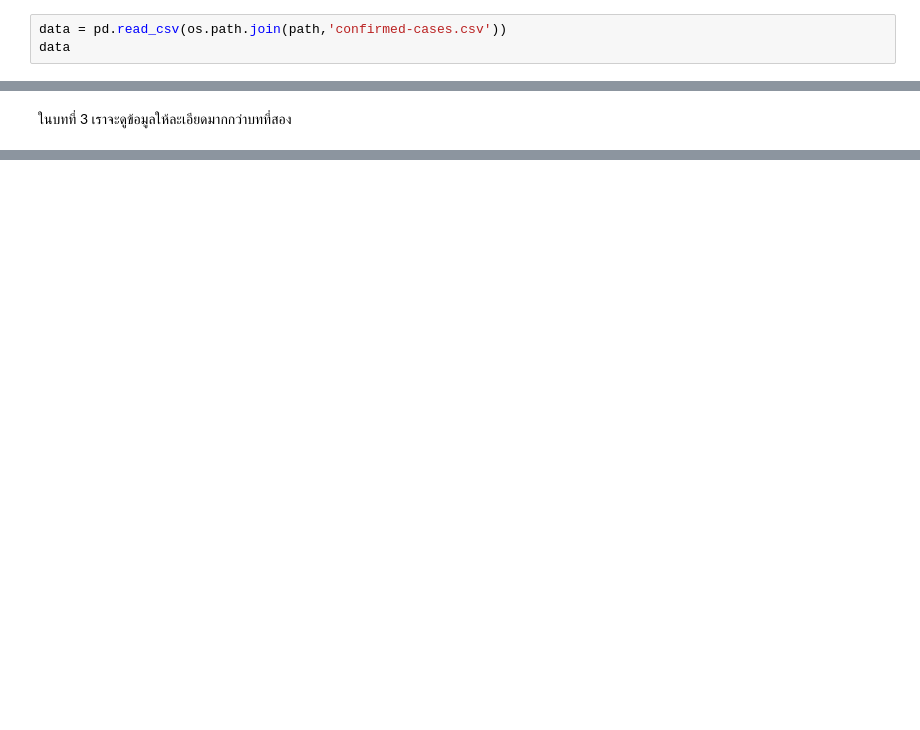
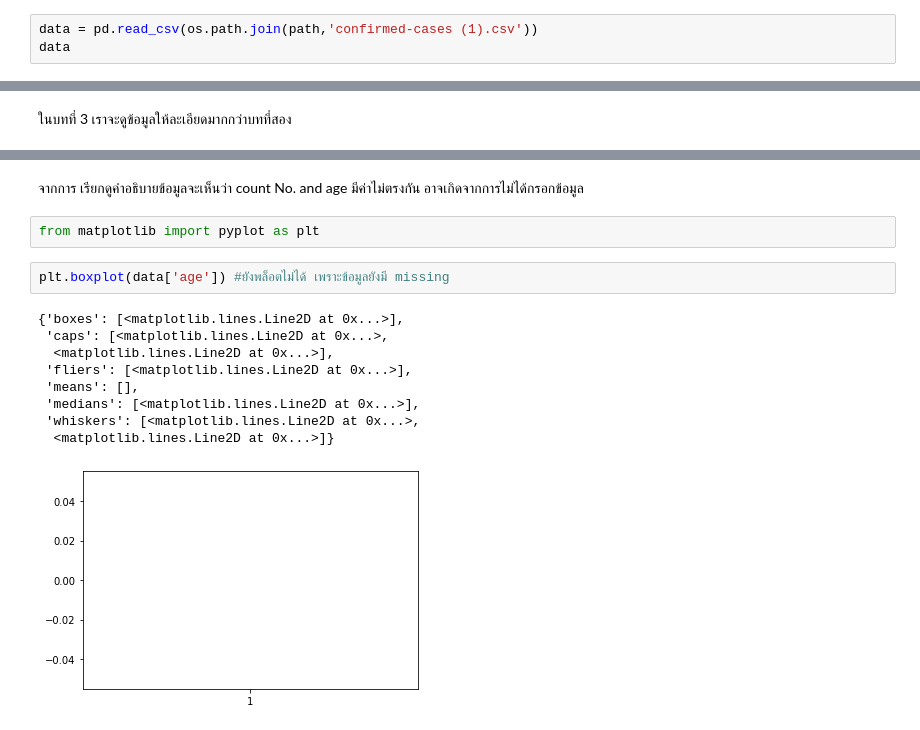
Before and after one commit to khanittha-phusopha/DWDM21, a Jupyter notebook: Untitled21.ipynb, the cells around one changed output, grey strips where cells are left out. Drawn from its saved outputs; the diff is of its cells as text; blank space fills up the shorter version.

```diff
--- a/Untitled21.ipynb
+++ b/Untitled21.ipynb
@@ -12,6 +12,6 @@ import os
 # %%
 path = '/content/drive/My Drive/DWDM2021_DATA'
 # %%
-data = pd.read_csv(os.path.join(path,'confirmed-cases.csv'))
+data = pd.read_csv(os.path.join(path,'confirmed-cases (1).csv'))
 data
 # %% [output]
@@ -22,0 +118,17 @@ Quiz 3 ให้หาว่าการทำ dropan () ทำให้ข้
+# %% [markdown]
+
+จากการ เรียกดูคำอธิบายข้อมูลจะเห็นว่า count No. and age มีค่าไม่ตรงกัน อาจเกิดจากการไม่ได้กรอกข้อมูล
+# %%
+from matplotlib import pyplot as plt
+# %%
+plt.boxplot(data['age']) #ยังพล็อตไม่ได้ เพราะข้อมูลยังมี missing
+# %% [output]
+{'boxes': [<matplotlib.lines.Line2D at 0x...>],
+ 'caps': [<matplotlib.lines.Line2D at 0x...>,
+  <matplotlib.lines.Line2D at 0x...>],
+ 'fliers': [<matplotlib.lines.Line2D at 0x...>],
+ 'means': [],
+ 'medians': [<matplotlib.lines.Line2D at 0x...>],
+ 'whiskers': [<matplotlib.lines.Line2D at 0x...>,
+  <matplotlib.lines.Line2D at 0x...>]}
+[figure, added]
```
Also changed, not shown: parts of 22 cells of this notebook.
